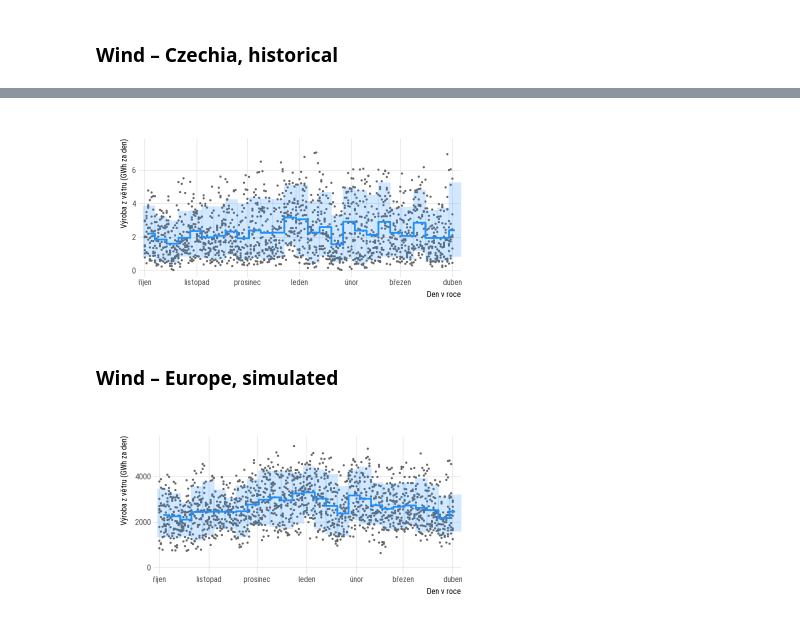
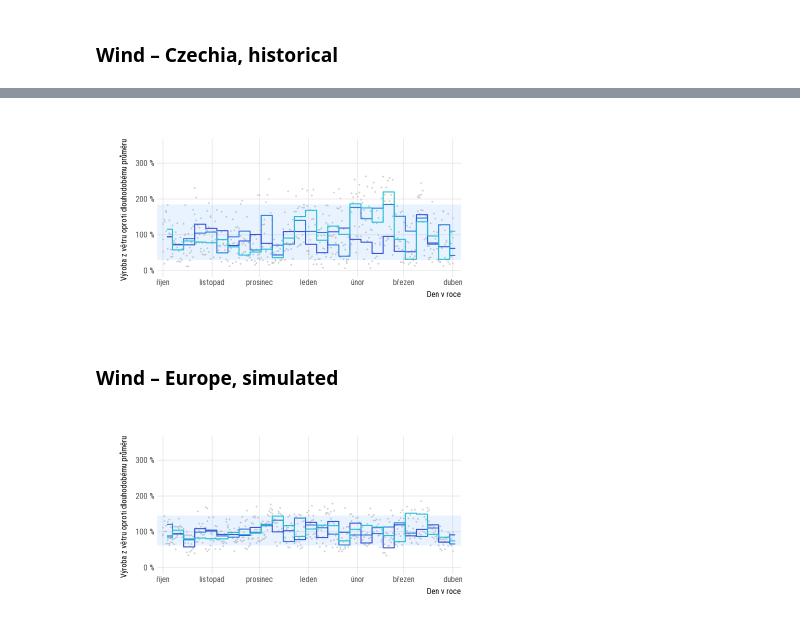
Before and after one commit to mgrabovsky/variabilita-oze, a Jupyter notebook: notebooks/charts.ipynb, the cells around one changed output, grey strips where cells are left out. Saved outputs shown, nothing was run; the diff lists cells and outputs as text; code cells hidden in the pictures.

```diff
--- a/notebooks/charts.ipynb
+++ b/notebooks/charts.ipynb
@@ -529,65 +655,79 @@ df_wind_cz_daily |>
 options(repr.plot.height = 3.5, repr.plot.width = 6.5)
 
 df_wind_cz_daily |>
-  filter(between(DayOfYear, 274, 457)) |>
-  ggplot(aes(DayOfYear, Onshore)) +
-  geom_point(colour = "grey40", size = .6) +
-  stat_summary_bin(
-    geom = "linerange",
-    binwidth = 7,
-    colour = colour_wind,
-    linewidth = 7,
-    alpha = .2,
-    fun.max = ~ quantile(.x, .9),
-    fun.min = ~ quantile(.x, .1)
+  filter(
+    between(Year, 2020, 2022),
+    between(DayOfYear, 274, 457)
+  ) |>
+  ggplot(aes(DayOfYear, WindRelative)) +
+  geom_point(colour = "grey80", size = .3) +
+  geom_rect(
+    aes(ymin = q10, ymax = q90),
+    data = ~ .x |>
+        summarise(
+          q10 = quantile(WindRelative, .1),
+          q90 = quantile(WindRelative, .9)
+        ),
+    xmin = -Inf,
+    xmax = Inf,
+    fill = colour_wind,
+    alpha = .1,
+    inherit.aes = FALSE
   ) +
   stat_summary_bin(
+    aes(group = Year, colour = factor(Year)),
     geom = "step",
     binwidth = 7,
-    colour = colour_wind,
-    linewidth = 1,
+    linewidth = .6,
     direction = "mid",
     fun = mean
   ) +
+  scale_colour_manual(guide = "none", values = c("#2C7ED8", "#3553DB", "#20BED4")) +
   scales_wind_cz_daily()
 # %% [output]
-[figure, old version]
+[figure, new version]
 # %% [markdown]
 ### Wind – Europe, simulated
 # %%
 options(repr.plot.height = 3.5, repr.plot.width = 6.5)
 
 df_europe_daily_wind |>
   mutate(
     DayOfYear = if_else(
       Month <= 6,
       365 + DayOfYear,
       DayOfYear
     )
   ) |>
   filter(
-    between(Year, 2011, 2011 + num_years - 1),
+    between(Year, 2017, 2019),
     between(DayOfYear, 274, 457)
   ) |>
-  ggplot(aes(DayOfYear, Wind)) +
-  geom_point(colour = "grey40", size = .6) +
-  stat_summary_bin(
-    geom = "linerange",
-    binwidth = 7,
-    colour = colour_wind,
-    linewidth = 7,
-    alpha = .2,
-    fun.max = ~ quantile(.x, .9),
-    fun.min = ~ quantile(.x, .1)
+  mutate(WindRelative = Wind / mean(Wind)) |>
+  ggplot(aes(DayOfYear, WindRelative)) +
+  geom_point(colour = "grey80", size = .3) +
+  geom_rect(
+    aes(ymin = q10, ymax = q90),
+    data = ~ .x |>
+        summarise(
+          q10 = quantile(WindRelative, .1),
+          q90 = quantile(WindRelative, .9)
+        ),
+    xmin = -Inf,
+    xmax = Inf,
+    fill = colour_wind,
+    alpha = .1,
+    inherit.aes = FALSE
   ) +
   stat_summary_bin(
+    aes(group = Year, colour = factor(Year)),
     geom = "step",
     binwidth = 7,
-    colour = colour_wind,
-    linewidth = 1,
+    linewidth = .6,
     direction = "mid",
     fun = mean
   ) +
-  scales_wind_cz_daily(ylim = c(0, 5500))
+  scale_colour_manual(guide = "none", values = c("#2C7ED8", "#3553DB", "#20BED4")) +
+  scales_wind_cz_daily()
 # %% [output]
-[figure, old version]
+[figure, new version]
```
Also changed, not shown: parts of 17 cells of this notebook.
